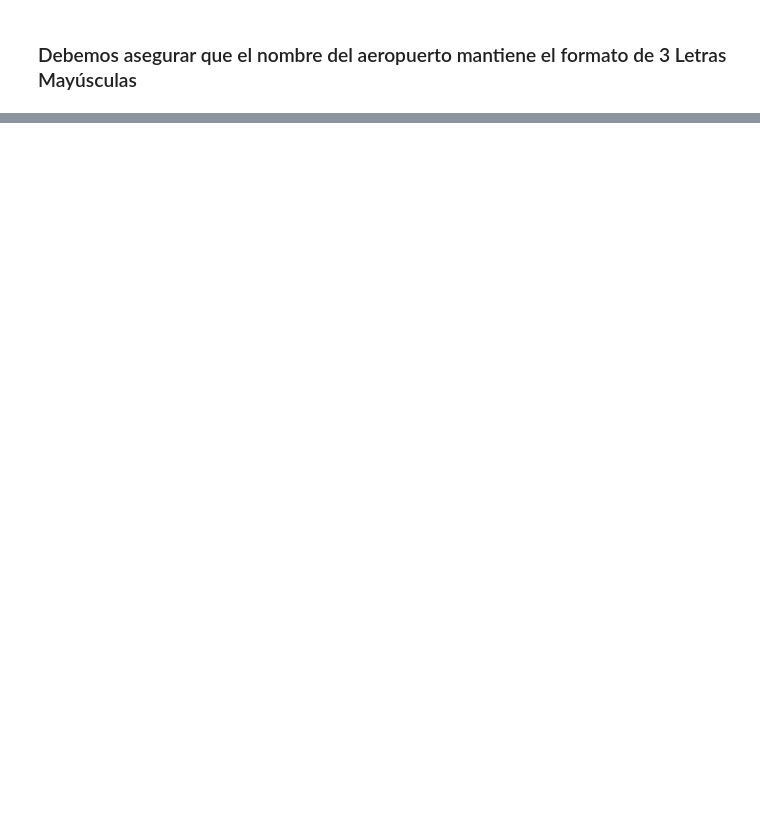
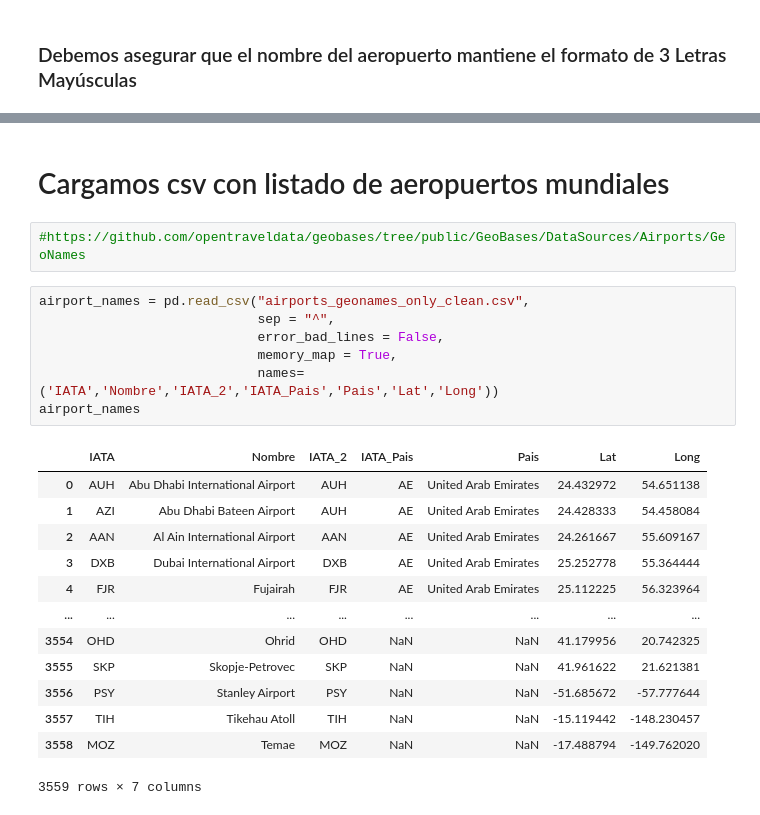
Before and after one commit to EOP27/Team-Science-t-ish, a Jupyter notebook: Ejercicio_2.ipynb, the cells around one changed output, grey strips where cells are left out. Drawn from its saved outputs; the diff is of its cells as text; blank space fills up the shorter version.

```diff
--- a/Ejercicio_2.ipynb
+++ b/Ejercicio_2.ipynb
@@ -105,0 +222,25 @@ len(df_bookings_2_colm.groupby('arr_port').sum()) #Total de agrupaciones por aer
+# %% [markdown]
+# Cargamos csv con listado de aeropuertos mundiales
+# %%
+#https://github.com/opentraveldata/geobases/tree/public/GeoBases/DataSources/Airports/GeoNames
+# %%
+airport_names = pd.read_csv("airports_geonames_only_clean.csv",
+                            sep = "^",
+                            error_bad_lines = False,
+                            memory_map = True,
+                            names=('IATA','Nombre','IATA_2','IATA_Pais','Pais','Lat','Long'))
+airport_names
+# %% [output]
+|  | IATA | Nombre | IATA_2 | IATA_Pais | Pais | Lat | Long |
+| 0 | AUH | Abu Dhabi International Airport | AUH | AE | United Arab Emirates | 24.432972 | 54.651138 |
+| 1 | AZI | Abu Dhabi Bateen Airport | AUH | AE | United Arab Emirates | 24.428333 | 54.458084 |
+| 2 | AAN | Al Ain International Airport | AAN | AE | United Arab Emirates | 24.261667 | 55.609167 |
+| 3 | DXB | Dubai International Airport | DXB | AE | United Arab Emirates | 25.252778 | 55.364444 |
+| 4 | FJR | Fujairah | FJR | AE | United Arab Emirates | 25.112225 | 56.323964 |
+| ... | ... | ... | ... | ... | ... | ... | ... |
+| 3554 | OHD | Ohrid | OHD | NaN | NaN | 41.179956 | 20.742325 |
+| 3555 | SKP | Skopje-Petrovec | SKP | NaN | NaN | 41.961622 | 21.621381 |
+| 3556 | PSY | Stanley Airport | PSY | NaN | NaN | -51.685672 | -57.777644 |
+| 3557 | TIH | Tikehau Atoll | TIH | NaN | NaN | -15.119442 | -148.230457 |
+| 3558 | MOZ | Temae | MOZ | NaN | NaN | -17.488794 | -149.762020 |
+3559 rows × 7 columns
```
Also changed, not shown: parts of 48 cells of this notebook, 1 other file.
